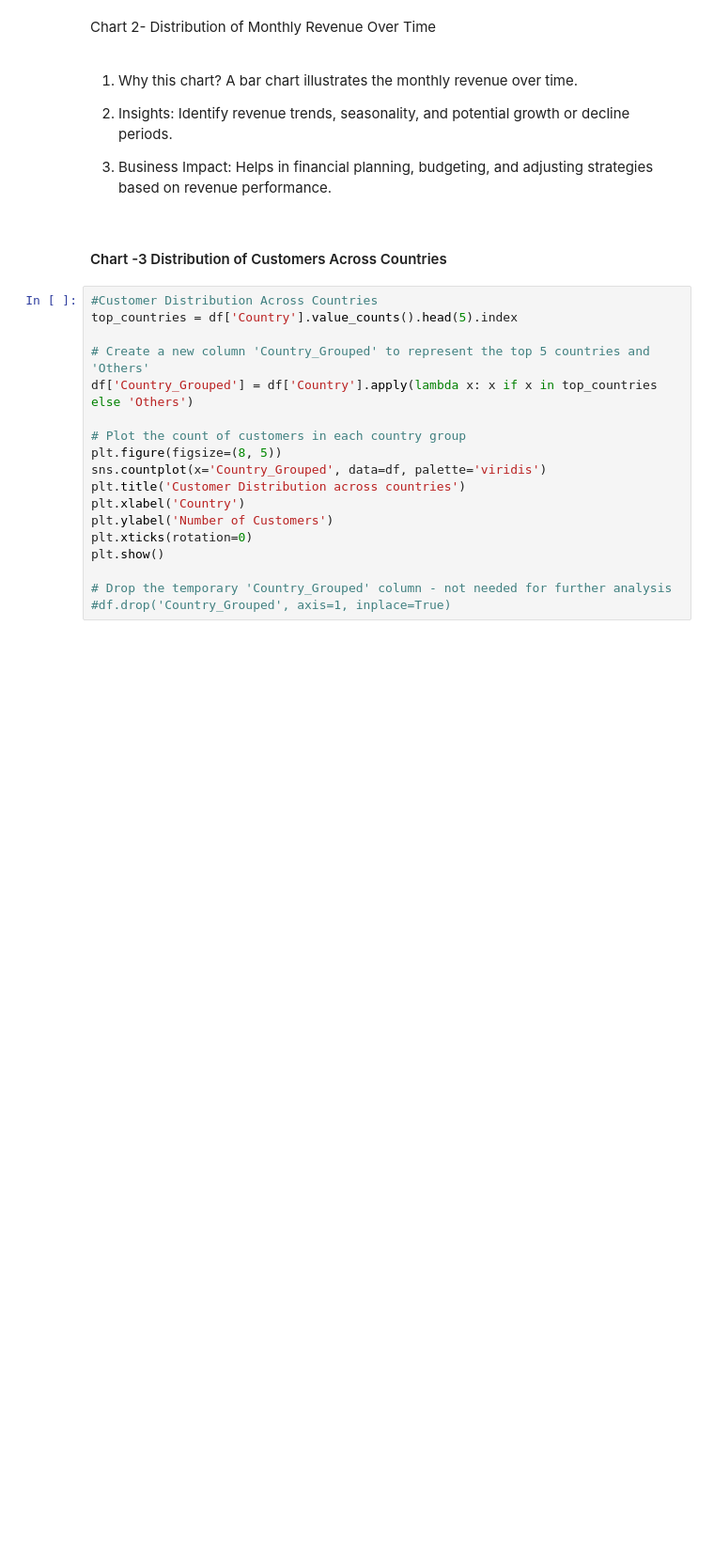
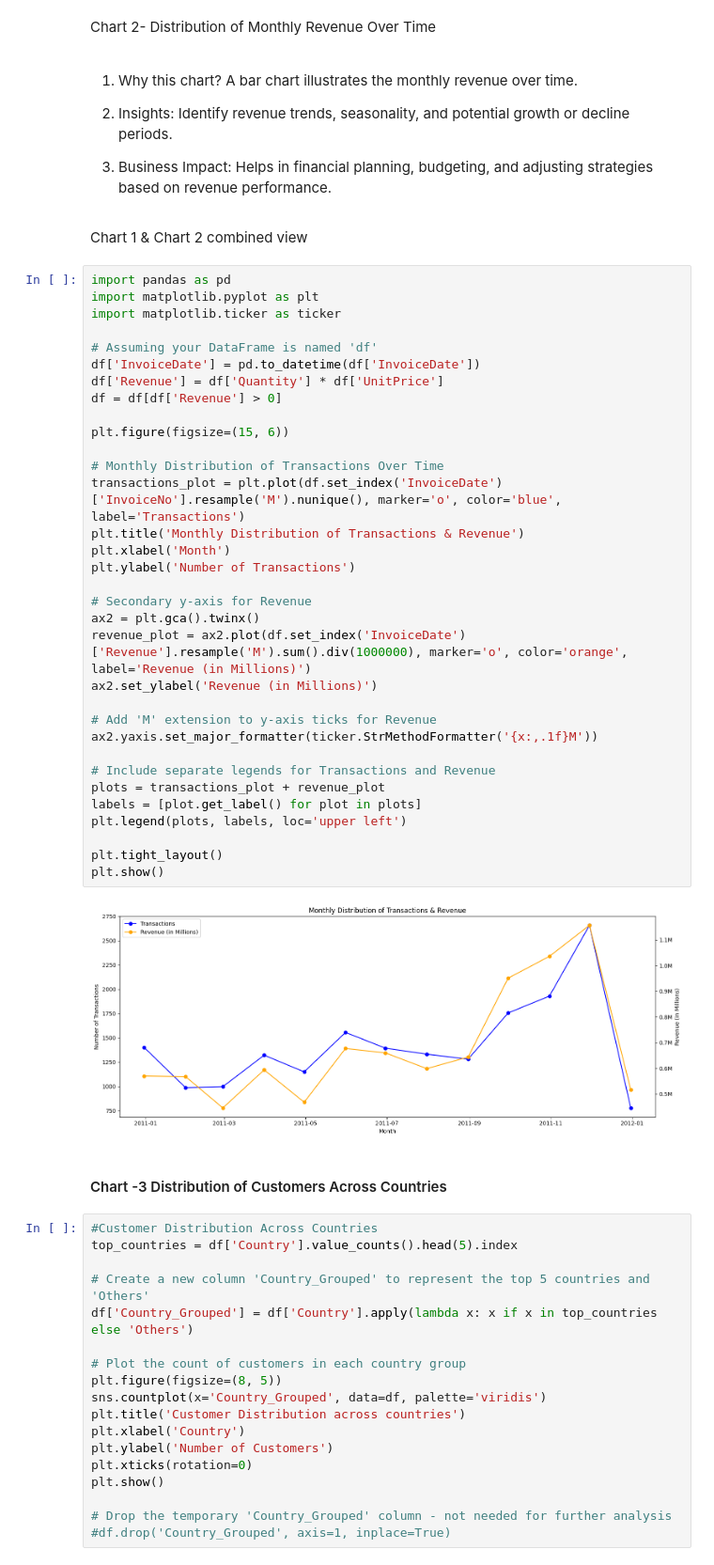
Before and after one commit to BhanuPShahi/Online-Retail-Customer-Segmentation, a Jupyter notebook: Capstone_Project_Online_Retail_Customer_Segmentation.ipynb, the cells around one changed output. Shown at 94% size. Drawn from its saved outputs; the diff is of its cells as text; blank space fills up the shorter version.

```diff
--- a/Capstone_Project_Online_Retail_Customer_Segmentation.ipynb
+++ b/Capstone_Project_Online_Retail_Customer_Segmentation.ipynb
@@ -276,6 +305,43 @@ Chart 2- Distribution of Monthly Revenue Over Time
 2. Insights: Identify revenue trends, seasonality, and potential growth or decline periods.
 
 3. Business Impact: Helps in financial planning, budgeting, and adjusting strategies based on revenue performance.
+# %% [markdown]
+Chart 1 & Chart 2 combined view
+# %%
+import pandas as pd
+import matplotlib.pyplot as plt
+import matplotlib.ticker as ticker
+
+# Assuming your DataFrame is named 'df'
+df['InvoiceDate'] = pd.to_datetime(df['InvoiceDate'])
+df['Revenue'] = df['Quantity'] * df['UnitPrice']
+df = df[df['Revenue'] > 0]
+
+plt.figure(figsize=(15, 6))
+
+# Monthly Distribution of Transactions Over Time
+transactions_plot = plt.plot(df.set_index('InvoiceDate')['InvoiceNo'].resample('M').nunique(), marker='o', color='blue', label='Transactions')
+plt.title('Monthly Distribution of Transactions & Revenue')
+plt.xlabel('Month')
+plt.ylabel('Number of Transactions')
+
+# Secondary y-axis for Revenue
+ax2 = plt.gca().twinx()
+revenue_plot = ax2.plot(df.set_index('InvoiceDate')['Revenue'].resample('M').sum().div(1000000), marker='o', color='orange', label='Revenue (in Millions)')
+ax2.set_ylabel('Revenue (in Millions)')
+
+# Add 'M' extension to y-axis ticks for Revenue
+ax2.yaxis.set_major_formatter(ticker.StrMethodFormatter('{x:,.1f}M'))
+
+# Include separate legends for Transactions and Revenue
+plots = transactions_plot + revenue_plot
+labels = [plot.get_label() for plot in plots]
+plt.legend(plots, labels, loc='upper left')
+
+plt.tight_layout()
+plt.show()
+# %% [output]
+[figure, added]
 # %% [markdown]
 #### Chart -3 Distribution of Customers Across Countries
 # %%
```
Also changed, not shown: parts of 3 cells of this notebook.
